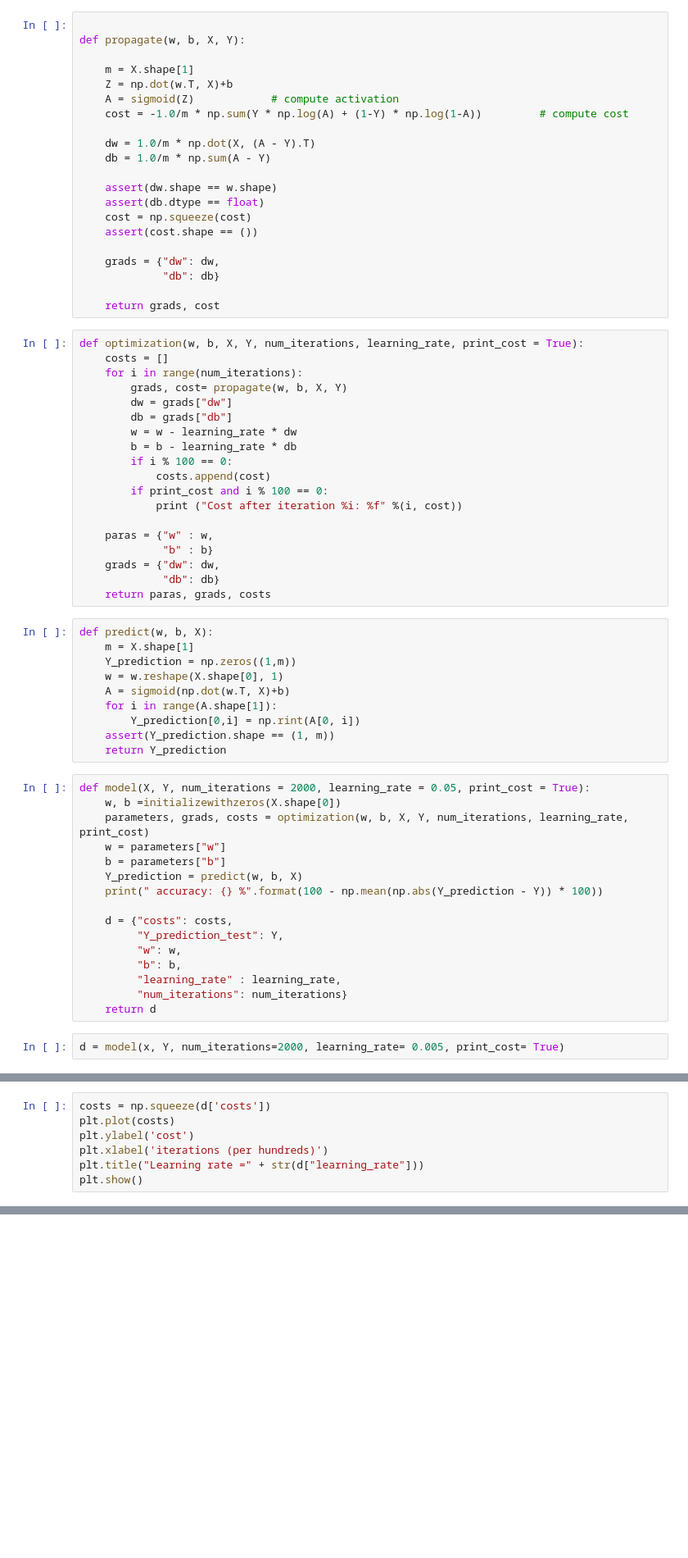
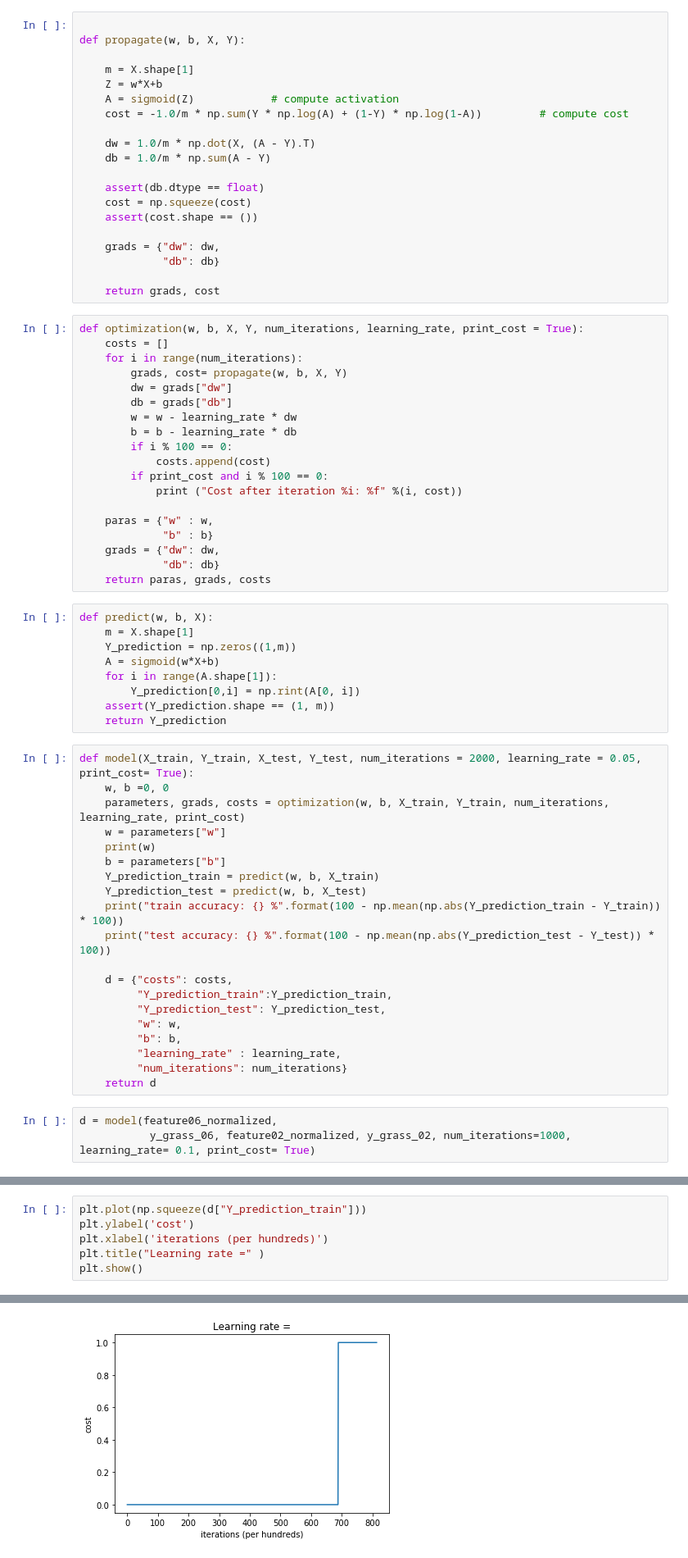
Before and after one commit to patrick0507Joyce/Deeplearning, a Jupyter notebook: Classification.ipynb, the cells around one changed output, grey strips where cells are left out. Shown at 82% size. Cells and saved outputs as stored; diff of their text form; blank space fills up the shorter version.

```diff
--- a/Classification.ipynb
+++ b/Classification.ipynb
@@ -35,14 +136,13 @@ def initializewithzeros(dim):
 def propagate(w, b, X, Y):
 
     m = X.shape[1]
-    Z = np.dot(w.T, X)+b
+    Z = w*X+b
     A = sigmoid(Z)            # compute activation
     cost = -1.0/m * np.sum(Y * np.log(A) + (1-Y) * np.log(1-A))         # compute cost
 
     dw = 1.0/m * np.dot(X, (A - Y).T)
     db = 1.0/m * np.sum(A - Y)
 
-    assert(dw.shape == w.shape)
     assert(db.dtype == float)
     cost = np.squeeze(cost)
     assert(cost.shape == ())
@@ -74,28 +174,32 @@ def optimization(w, b, X, Y, num_iterations, learning_rate, print_cost = True):
 def predict(w, b, X):
     m = X.shape[1]
     Y_prediction = np.zeros((1,m))
-    w = w.reshape(X.shape[0], 1)
-    A = sigmoid(np.dot(w.T, X)+b)
+    A = sigmoid(w*X+b)
     for i in range(A.shape[1]):
         Y_prediction[0,i] = np.rint(A[0, i])
     assert(Y_prediction.shape == (1, m))
     return Y_prediction
 # %%
-def model(X, Y, num_iterations = 2000, learning_rate = 0.05, print_cost = True):
-    w, b =initializewithzeros(X.shape[0])
-    parameters, grads, costs = optimization(w, b, X, Y, num_iterations, learning_rate, print_cost)
+def model(X_train, Y_train, X_test, Y_test, num_iterations = 2000, learning_rate = 0.05, print_cost= True):
+    w, b =0, 0
+    parameters, grads, costs = optimization(w, b, X_train, Y_train, num_iterations, learning_rate, print_cost)
     w = parameters["w"]
+    print(w)
     b = parameters["b"]
-    Y_prediction = predict(w, b, X)
-    print(" accuracy: {} %".format(100 - np.mean(np.abs(Y_prediction - Y)) * 100))
+    Y_prediction_train = predict(w, b, X_train)
+    Y_prediction_test = predict(w, b, X_test)
+    print("train accuracy: {} %".format(100 - np.mean(np.abs(Y_prediction_train - Y_train)) * 100))
+    print("test accuracy: {} %".format(100 - np.mean(np.abs(Y_prediction_test - Y_test)) * 100))
 
     d = {"costs": costs,
-         "Y_prediction_test": Y,
+         "Y_prediction_train":Y_prediction_train,
+         "Y_prediction_test": Y_prediction_test,
          "w": w,
          "b": b,
          "learning_rate" : learning_rate,
          "num_iterations": num_iterations}
     return d
 # %%
-d = model(x, Y, num_iterations=2000, learning_rate= 0.005, print_cost= True)
+d = model(feature06_normalized,
+           y_grass_06, feature02_normalized, y_grass_02, num_iterations=1000, learning_rate= 0.1, print_cost= True)
 # %% [output]
@@ -103,8 +233,7 @@ NameError: name 'Y' is not defined
 # %%
-costs = np.squeeze(d['costs'])
-plt.plot(costs)
+plt.plot(np.squeeze(d["Y_prediction_train"]))
 plt.ylabel('cost')
 plt.xlabel('iterations (per hundreds)')
-plt.title("Learning rate =" + str(d["learning_rate"]))
+plt.title("Learning rate =" )
 plt.show()
 # %% [output]
@@ -111,0 +240 @@ NameError: name 'd' is not defined
+[figure, added]
```
Also changed, not shown: parts of 20 cells of this notebook, 4 other files.
